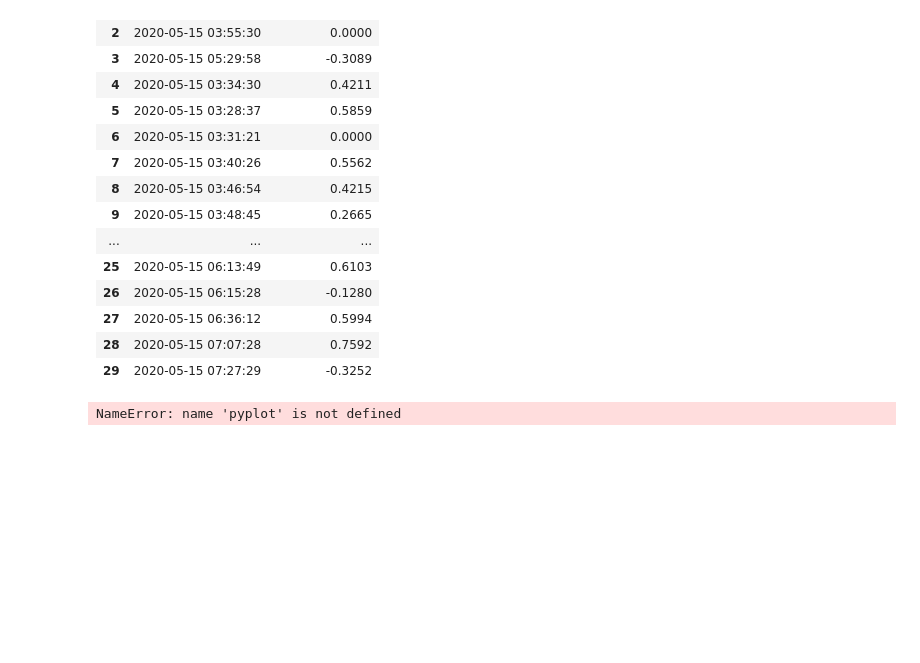
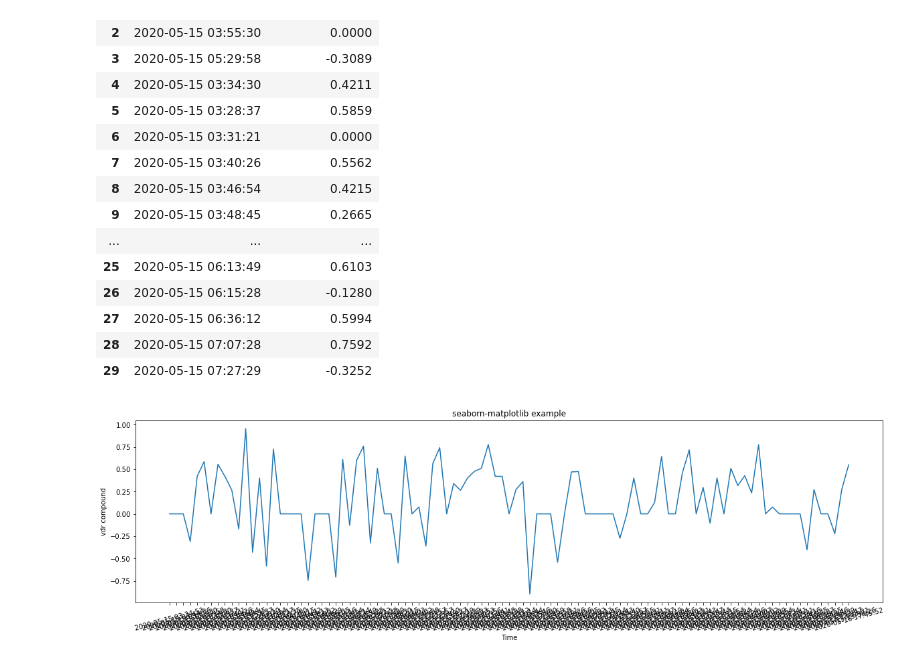
Before and after one commit to Sakyawira/Sentiment-Analysis, a Jupyter notebook: 2. Data Cleaning and Exploration.ipynb, the cells around one changed output. Drawn from its saved outputs; the diff is of its cells as text; code cells hidden in the pictures; blank space fills up the shorter version.

```diff
--- a/2. Data Cleaning and Exploration.ipynb
+++ b/2. Data Cleaning and Exploration.ipynb
@@ -313,10 +313,10 @@ overTime2 = overTime.head(100)
 #Graph the relationship between attributes
 import seaborn as sns
 # %%
-fig, ax = pyplot.subplots(figsize=(20,5))
+fig, ax = plt.subplots(figsize=(20,5))
 sns.lineplot(x="Time", y="vdr compound", data=overTime2)
 plt.xticks(rotation=15)
 plt.title('seaborn-matplotlib example')
 plt.show()
 # %% [output]
-NameError: name 'pyplot' is not defined
+[figure, added]
```
